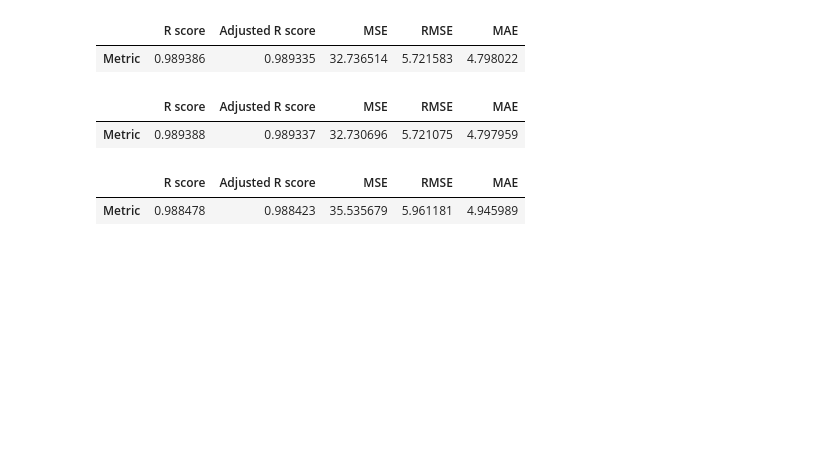
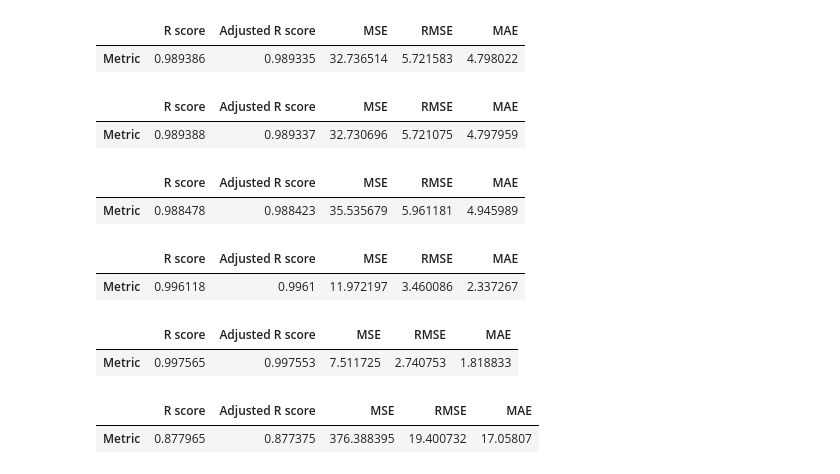
Before and after one commit to pi-mishra/PNB_stock_prediction, a Jupyter notebook: PNB_stock_prediction.ipynb, the cells around one changed output. Drawn from its saved outputs; the diff is of its cells as text; code cells hidden in the pictures; blank space fills up the shorter version.

```diff
--- a/PNB_stock_prediction.ipynb
+++ b/PNB_stock_prediction.ipynb
@@ -282,11 +284,11 @@ def get_regression_metrics(y_true, y_pred):
 #linear regression
 
 #applying LinerRegression and fitting the model
-reg = LinearRegression()
-reg.fit(x_train_scaled,y_train)
+liner_r = LinearRegression()
+liner_r.fit(x_train_scaled,y_train)
 
 #predicting the model
-y_predict_linear_regression = reg.predict(x_test_scaled)
+y_predict_linear_regression = liner_r.predict(x_test_scaled)
 
 #getting the regression metrix
 get_regression_metrics(y_test,y_predict_linear_regression)
@@ -311,15 +313,60 @@ get_regression_metrics(y_test,y_predict_ridge)
 # %%
 #lasso regression
 
-#applying LinerRegression and fitting the model
-lass = Lasso()
-lass.fit(x_train_scaled,y_train)
+#applying lasso and fitting the model
+lasso = Lasso()
+lasso.fit(x_train_scaled,y_train)
 
 #predicting the model
-y_predict_lasso = lass.predict(x_test_scaled)
+y_predict_lasso = lasso.predict(x_test_scaled)
 
 #getting the regression metrix
 get_regression_metrics(y_test,y_predict_lasso)
 # %% [output]
 |  | R score | Adjusted R score | MSE | RMSE | MAE |
 | Metric | 0.988478 | 0.988423 | 35.535679 | 5.961181 | 4.945989 |
+# %%
+#decision tree
+
+#applying decision tree and fitting the model
+decision_tree = DecisionTreeRegressor()
+decision_tree.fit(x_train_scaled,y_train)
+
+#predicting the model
+y_predict_decision_tree = decision_tree.predict(x_test_scaled)
+
+#getting the regression metrix
+get_regression_metrics(y_test,y_predict_decision_tree)
+# %% [output]
+|  | R score | Adjusted R score | MSE | RMSE | MAE |
+| Metric | 0.996118 | 0.9961 | 11.972197 | 3.460086 | 2.337267 |
+# %%
+#random forest
+
+#applying random forest and fitting the model
+random_forest = RandomForestRegressor()
+random_forest.fit(x_train_scaled, y_train)
+
+#predicting the model
+y_predict_random_forest = random_forest.predict(x_test_scaled)
+
+#getting the regression metrix
+get_regression_metrics(y_test,y_predict_random_forest)
+# %% [output]
+|  | R score | Adjusted R score | MSE | RMSE | MAE |
+| Metric | 0.997565 | 0.997553 | 7.511725 | 2.740753 | 1.818833 |
+# %%
+#elastic net
+
+#applying elastic net and fitting the model
+elastic_net = ElasticNet()
+elastic_net.fit(x_train_scaled, y_train)
+
+#predicting the model
+y_predict_elastic_net = elastic_net.predict(x_test_scaled)
+
+#getting the regression metrix
+get_regression_metrics(y_test,y_predict_elastic_net)
+# %% [output]
+|  | R score | Adjusted R score | MSE | RMSE | MAE |
+| Metric | 0.877965 | 0.877375 | 376.388395 | 19.400732 | 17.05807 |
```
Also changed, not shown: parts of 2 cells of this notebook.
